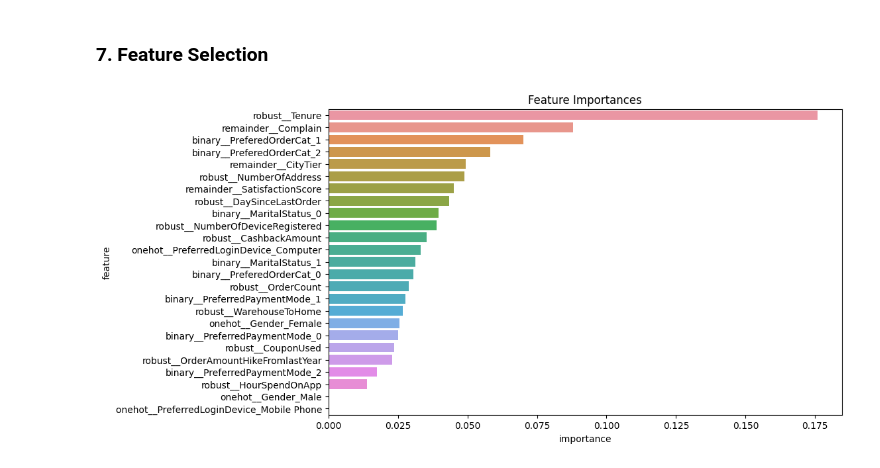
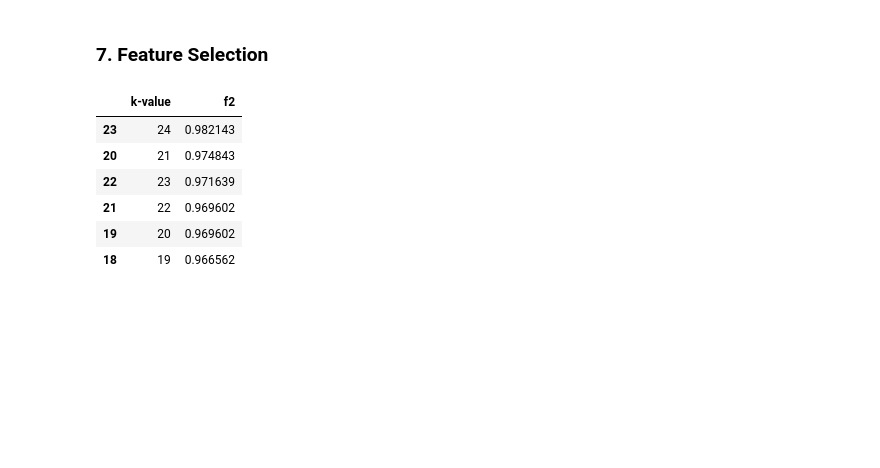
Before and after one commit to tasiamdln/E_Commerce_Churn_Analysis_ML, a Jupyter notebook: E_Commerce_Churn_Classification_and_Data_Analysis.ipynb, the cells around one changed output. Drawn from its saved outputs; the diff is of its cells as text; code cells hidden in the pictures; blank space fills up the shorter version.

```diff
--- a/E_Commerce_Churn_Classification_and_Data_Analysis.ipynb
+++ b/E_Commerce_Churn_Classification_and_Data_Analysis.ipynb
@@ -1052,23 +1052,51 @@ Setelah resampling, terlihat bahwa ada penurunan dari FN (False Negative) menjad
 Artinya, model kita menjadi lebih akurat setelah resampling. <br>
 # %% [markdown]
 ### **7. Feature Selection**
-# %%
-# feature importances
-importances = model_oversample.named_steps['modeling'].feature_importances_
-
-# feature names
-transformer.fit(x_train)
-features = transformer.get_feature_names_out()
-
-# dataframe
-df_imp = pd.DataFrame({
-    'feature':features,
-    'importance':importances
-}).sort_values('importance', ascending=False)
-
-# visualisation
-plt.figure(figsize=(10,6))
-plt.title('Feature Importances')
-sns.barplot(data=df_imp, x='importance', y='feature');
-# %% [output]
-[figure, removed]
+# %%
+# jumlah kolom dan nama kolom setelah preprocessing
+transformer.fit(x_train)
+cols = len(transformer.get_feature_names_out())
+col_names = transformer.get_feature_names_out()
+
+# mencari k-value terbaik
+list_kval = range(1,cols+1)
+list_f2 = []
+
+for kval in list_kval:
+    # Selection Model
+    select = SelectKBest(k=kval)
+
+    # Pipeline
+    model_feat = imb_Pipeline([
+    ('prep', transformer),
+    ('resampler', over),
+    ('select', select),
+    ('model', xgb)
+    ])
+
+    # modeling
+    model_feat.fit(x_train, y_train)
+
+    # predicting
+    y_pred_good = model_feat.predict(x_test)
+
+    # f2
+    f2_feat = fbeta_score(y_pred=y_pred_good, y_true=y_test, beta=2)
+
+    # append to list
+    list_f2.append(f2_feat)
+
+# dataframe
+df_ktest = pd.DataFrame({
+    'k-value':list_kval,
+    'f2':list_f2,
+}).sort_values('f2',ascending=False)
+df_ktest.head(6)
+# %% [output]
+|  | k-value | f2 |
+| 23 | 24 | 0.982143 |
+| 20 | 21 | 0.974843 |
+| 22 | 23 | 0.971639 |
+| 21 | 22 | 0.969602 |
+| 19 | 20 | 0.969602 |
+| 18 | 19 | 0.966562 |
```
Also changed, not shown: parts of 7 cells of this notebook.
